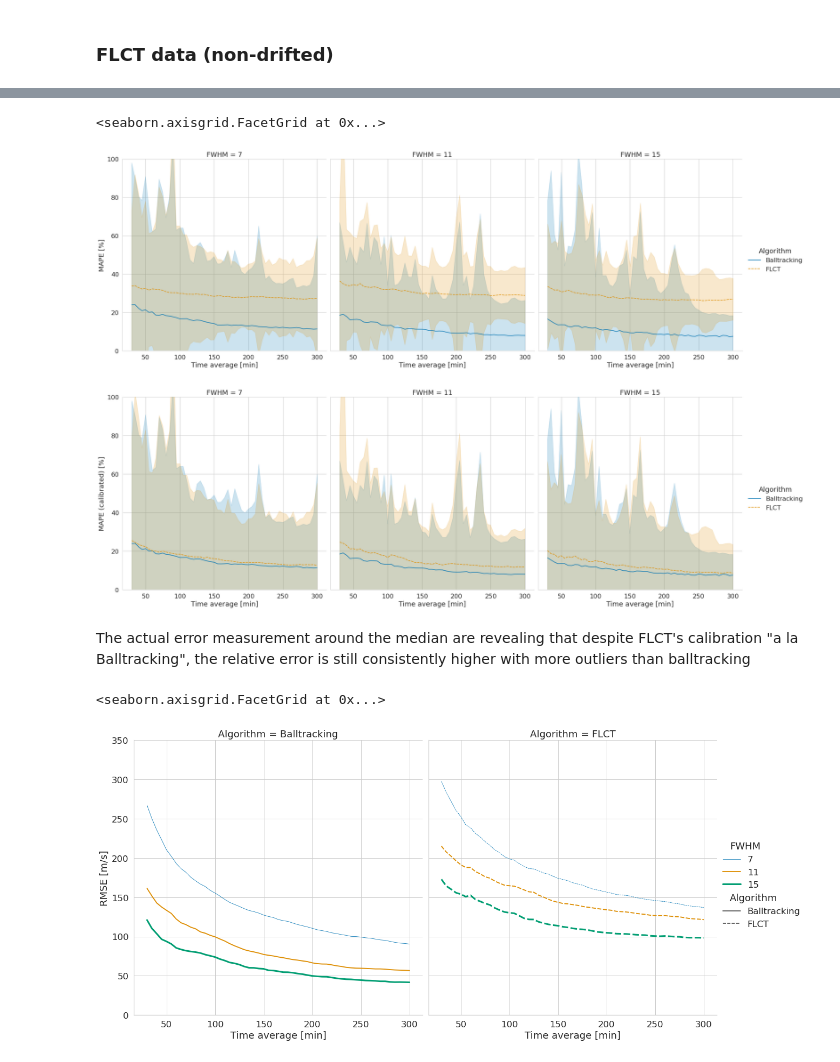
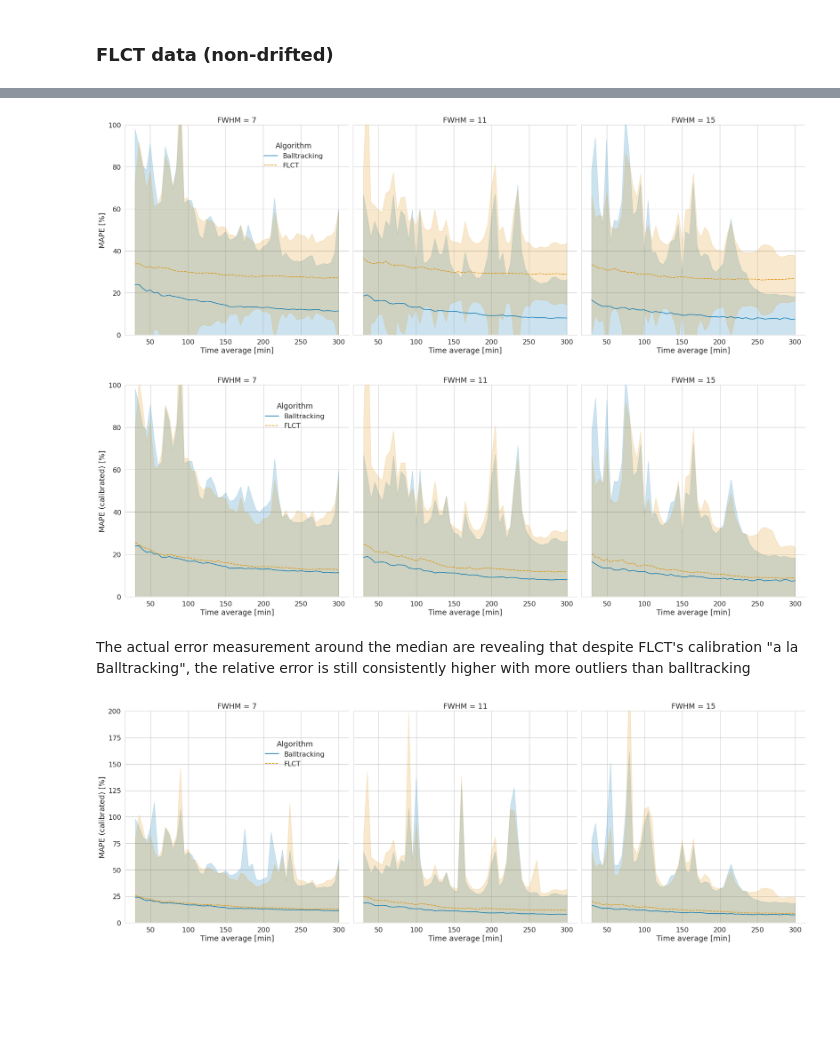
Before and after one commit to raphael-attie/sunflower, a Jupyter notebook: Comparisons/DeepVelU_FLCT_Balltracking_60frames.ipynb, the cells around one changed output, grey strips where cells are left out. Drawn from its saved outputs; the diff is of its cells as text; code cells hidden in the pictures; blank space fills up the shorter version.

```diff
--- a/Comparisons/DeepVelU_FLCT_Balltracking_60frames.ipynb
+++ b/Comparisons/DeepVelU_FLCT_Balltracking_60frames.ipynb
@@ -182,19 +181,20 @@ for i, fwhm_i in enumerate(fwhms):
     # print('RMSE Balltracking = ',  b_RMSEs[0])
     # Relative error (Mean Absolute Percentage Error: MAPE)
     APE_field_masked = [np.abs((v_stein_sm[i][j][2][fov] - bvsm[j][fov]*u)/np.ma.masked_less_equal(v_stein_sm[i][j][2][fov], 10)).ravel()*100 for j in range(nflows)]
+    APE_field = [np.abs((v_stein_sm[i][j][2][fov] - bvsm[j][fov]*u)/v_stein_sm[i][j][2][fov]).ravel()*100 for j in range(nflows)]
+
     df1 = pd.concat([pd.DataFrame({'vx_stein': v_stein_sm[i][j][0][fov].ravel(), 'vy_stein': v_stein_sm[i][j][1][fov].ravel(),
-                                   'vx': bvs[j][0][fov].ravel()*u, 'vy': bvs[j][1][fov].ravel()*u, 'vmag':bvsm[j][fov].ravel()*u,
-                                   'vx_cal': bvs[j][0][fov].ravel()*u,
-                                   'vmag_stein': v_stein_sm[i][j][2][fov].ravel(),
-                                   'error':error_field[j], 'error_cal':error_field[j],
-                                   'APE': APE_field_masked[j], 'APE_cal': APE_field_masked[j],
-                                   'nframes':nframes[j], 'FWHM':fwhm_i, 'kernel':kernel, 'Algorithm':'Balltracking'}) for j in range(nflows)])
+                               'vx': bvs[j][0][fov].ravel()*u, 'vy': bvs[j][1][fov].ravel()*u, 'vmag':bvsm[j][fov].ravel()*u,
+                               'vx_cal': bvs[j][0][fov].ravel()*u,
+                               'vmag_stein': v_stein_sm[i][j][2][fov].ravel(),
+                               'error':error_field[j], 'error_cal':error_field[j],
+                               'APE': APE_field_masked[j], 'APE_cal': APE_field_masked[j], 'APE_cal_unmasked': APE_field[j],
+                               'nframes':nframes[j], 'FWHM':fwhm_i, 'FWHM (Mm)':fwhm_i*0.368, 'kernel':kernel, 'Algorithm':'Balltracking'}) for j in range(nflows)])
 
-    APE_field = [np.abs((v_stein_sm[i][j][2][fov] - bvsm[j][fov]*u)/v_stein_sm[i][j][2][fov]).ravel()*100 for j in range(nflows)]
     bMAPE = [np.median(APE_field[j]) for j in range(nflows)]
     # Correlations between Balltracking and simulation
     bcorrs = [calc_c_pearson(v_stein_sm[i][j][0], bvs[j][0], v_stein_sm[i][j][1], bvs[j][1], fov=fov) for j in range(len(tranges))]
-    df2 = pd.DataFrame({'nframes':nframes, 'slope':b_alphas, 'slope_cal':b_alphas, 'RMSE':RMSEs, 'MAPE':bMAPE, 'MAPE_cal':bMAPE, 'correlation':bcorrs, 'FWHM':fwhm_i, 'kernel':kernel, 'Algorithm':'Balltracking'})
+    df2 = pd.DataFrame({'nframes':nframes, 'slope':b_alphas, 'slope_cal':b_alphas, 'RMSE':RMSEs, 'MAPE':bMAPE, 'MAPE_cal':bMAPE, 'correlation':bcorrs, 'FWHM':fwhm_i, 'FWHM (Mm)':fwhm_i*0.368, 'kernel':kernel, 'Algorithm':'Balltracking'})
 
     dfs1.append(df1)
     dfs2.append(df2)
@@ -305,21 +308,23 @@ for i, fwhm_i in enumerate(fwhms):
     # Relative error (Mean Absolute Percentage Error: MAPE)
     APE_field_masked = [np.abs((v_stein_sm[i][j][2][fov] - fvs2[j][2][fov]*u)/np.ma.masked_less_equal(v_stein_sm[i][j][2][fov], 10)).ravel()*100 for j in range(nflows)]
     APE_field_masked_cal = [np.abs((v_stein_sm[i][j][2][fov] - fvs2_cal[j][2][fov]*u)/np.ma.masked_less_equal(v_stein_sm[i][j][2][fov], 10)).ravel()*100 for j in range(nflows)]
-    df1 = pd.concat([pd.DataFrame({'vx_stein': v_stein_sm[i][j][0][fov].ravel(), 'vy_stein': v_stein_sm[i][j][1][fov].ravel(),
-                                   'vx':fvs2[j][0][fov].ravel()*u, 'vy':fvs2[j][1][fov].ravel()*u, 'vmag':fvs2[j][2][fov].ravel()*u,
-                                   'vx_cal': fvs2_cal[j][0][fov].ravel()*u,
-                                   'vmag_stein': v_stein_sm[i][j][2][fov].ravel(),
-                                   'error':error_field[j], 'error_cal':error_field_cal[j],
-                                   'APE': APE_field_masked[j], 'APE_cal': APE_field_masked_cal[j],
-                                   'nframes':nframes[j], 'FWHM':fwhm_i, 'kernel':kernel, 'Algorithm':'FLCT'}) for j in range(nflows)])
+
 
     APE_field = [np.abs((v_stein_sm[i][j][2][fov] - fvs2[j][2][fov]*u)/v_stein_sm[i][j][2][fov]).ravel()*100 for j in range(nflows)]
     APE_field_cal = [np.abs((v_stein_sm[i][j][2][fov] - fvs2_cal[j][2][fov]*u)/v_stein_sm[i][j][2][fov]).ravel()*100 for j in range(nflows)]
+    df1 = pd.concat([pd.DataFrame({'vx_stein': v_stein_sm[i][j][0][fov].ravel(), 'vy_stein': v_stein_sm[i][j][1][fov].ravel(),
+                               'vx':fvs2[j][0][fov].ravel()*u, 'vy':fvs2[j][1][fov].ravel()*u, 'vmag':fvs2[j][2][fov].ravel()*u,
+                               'vx_cal': fvs2_cal[j][0][fov].ravel()*u,
+                               'vmag_stein': v_stein_sm[i][j][2][fov].ravel(),
+                               'error':error_field[j], 'error_cal':error_field_cal[j],
+                               'APE': APE_field_masked[j], 'APE_cal': APE_field_masked_cal[j], 'APE_cal_unmasked': APE_field_cal[j],
+                               'nframes':nframes[j], 'FWHM':fwhm_i, 'FWHM (Mm)':fwhm_i*0.368, 'kernel':kernel, 'Algorithm':'FLCT'}) for j in range(nflows)])
+
     fMAPE = [np.median(APE_field[j]) for j in range(nflows)]
     fMAPE_cal = [np.median(APE_field_cal[j]) for j in range(nflows)]
     # Correlations between FLCT and simulation
     fcorrs = [calc_c_pearson(v_stein_sm[i][j][0], fvs2[j][0], v_stein_sm[i][j][1], fvs2[j][1], fov=fov) for j in range(nflows)]
-    df2 = pd.DataFrame({'nframes':nframes, 'slope':f_alphas, 'slope_cal':f_alphas_cal, 'RMSE':RMSE_uncal, 'MAPE':fMAPE, 'MAPE_cal':fMAPE_cal, 'correlation':fcorrs, 'FWHM':fwhm_i, 'kernel':kernel, 'Algorithm':'FLCT'})
+    df2 = pd.DataFrame({'nframes':nframes, 'slope':f_alphas, 'slope_cal':f_alphas_cal, 'RMSE':RMSE_uncal, 'MAPE':fMAPE, 'MAPE_cal':fMAPE_cal, 'correlation':fcorrs, 'FWHM':fwhm_i, 'FWHM (Mm)':fwhm_i*0.368, 'kernel':kernel, 'Algorithm':'FLCT'})
     dfs1.append(df1)
     dfs2.append(df2)
 
@@ -414,3 +428,5 @@ axs[1].legend(bbox_to_anchor= [0.35, 1], framealpha=1)
+# %%
+matplotlib.rcParams.update({'legend.framealpha': 1})
 # %%
 g1 = sns.relplot(data=df1, x='nframes', y='error',style='Algorithm', hue='Algorithm', col='FWHM', kind='line', ci='sd', legend='full',
             palette='colorblind', height=8)
@@ -428,24 +449,29 @@ g1.set(xlabel='Time average [min]', ylabel='Absolute error (calibrated) [m/s]',
 # %%
 g1 = sns.relplot(data=df1, x='nframes', y='APE',style='Algorithm', hue='Algorithm', col='FWHM', kind='line', ci='sd', legend='full',
             palette='colorblind', height=8, estimator=np.median)
 g1.set(xlabel='Time average [min]', ylabel='MAPE [%]', ylim=[0, 100])
-#plt.savefig(PurePath(outputdir, 'MAPE.png'))
+g1._legend.set_bbox_to_anchor([0.3, 0.85])
+plt.savefig(Path(outputdir, 'MAPE_error_Balltracking_FLCT_masked.png'))
+plt.savefig(Path(outputdir, 'MAPE_error_Balltracking_FLCT_masked.jpg'))
 
 g1 = sns.relplot(data=df1, x='nframes', y='APE_cal',style='Algorithm', hue='Algorithm', col='FWHM', kind='line', ci='sd', legend='full',
             palette='colorblind', height=8, estimator=np.median)
 g1.set(xlabel='Time average [min]', ylabel='MAPE (calibrated) [%]', ylim=[0, 100])
+g1._legend.set_bbox_to_anchor([0.3, 0.85])
+plt.savefig(Path(outputdir, 'MAPE_error_Balltracking_FLCT_masked_calibrated.png'))
+plt.savefig(Path(outputdir, 'MAPE_error_Balltracking_FLCT_masked_calibrated.jpg'))
 # %% [output]
-<seaborn.axisgrid.FacetGrid at 0x...>
-[figure, old version]
+[figure, new version]
-[figure, old version]
+[figure, new version]
 # %% [markdown]
 The actual error measurement around the median are revealing that despite FLCT's calibration "a la Balltracking", the relative error is still consistently higher with more outliers than balltracking
 # %%
-g2 = sns.relplot(data=df2, x='nframes', y='RMSE', col='Algorithm', style='Algorithm', hue='FWHM', size='FWHM', kind='line', legend='full',
-            palette='colorblind', height=8)
-g2.set(xlabel='Time average [min]', ylabel='RMSE [m/s]', ylim=[0, 350])
-#plt.savefig(PurePath(outputdir, 'rmse.png'))
+g1 = sns.relplot(data=df1, x='nframes', y='APE_cal_unmasked',style='Algorithm', hue='Algorithm', col='FWHM', kind='line', ci='sd', legend='full',
+            palette='colorblind', height=8, estimator=np.median)
+g1.set(xlabel='Time average [min]', ylabel='MAPE (calibrated) [%]', ylim=[0, 200])
+g1._legend.set_bbox_to_anchor([0.3, 0.8])
+plt.savefig(Path(outputdir, 'MAPE_error_Balltracking_FLCT_unmasked_calibrated.png'))
+plt.savefig(Path(outputdir, 'MAPE_error_Balltracking_FLCT_unmasked_calibrated.jpg'))
 # %% [output]
-<seaborn.axisgrid.FacetGrid at 0x...>
-[figure, old version]
+[figure, new version]
 # %%
```
Also changed, not shown: parts of 13 cells of this notebook, 8 other files.
